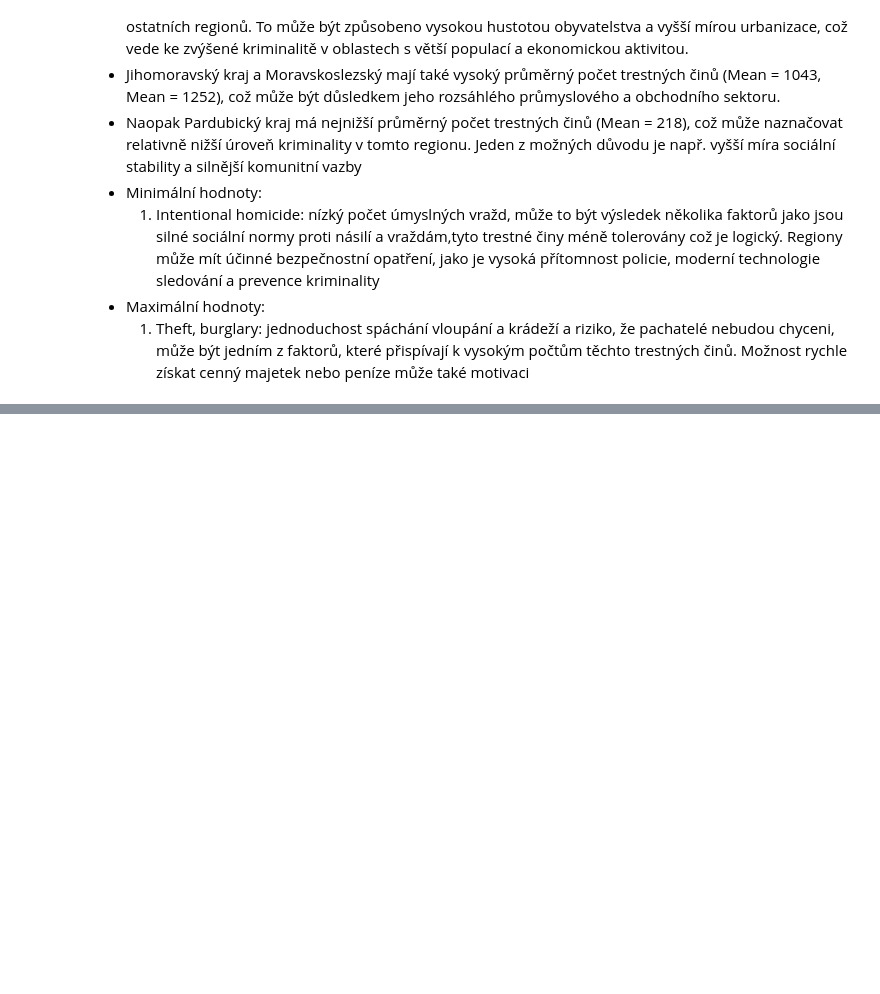
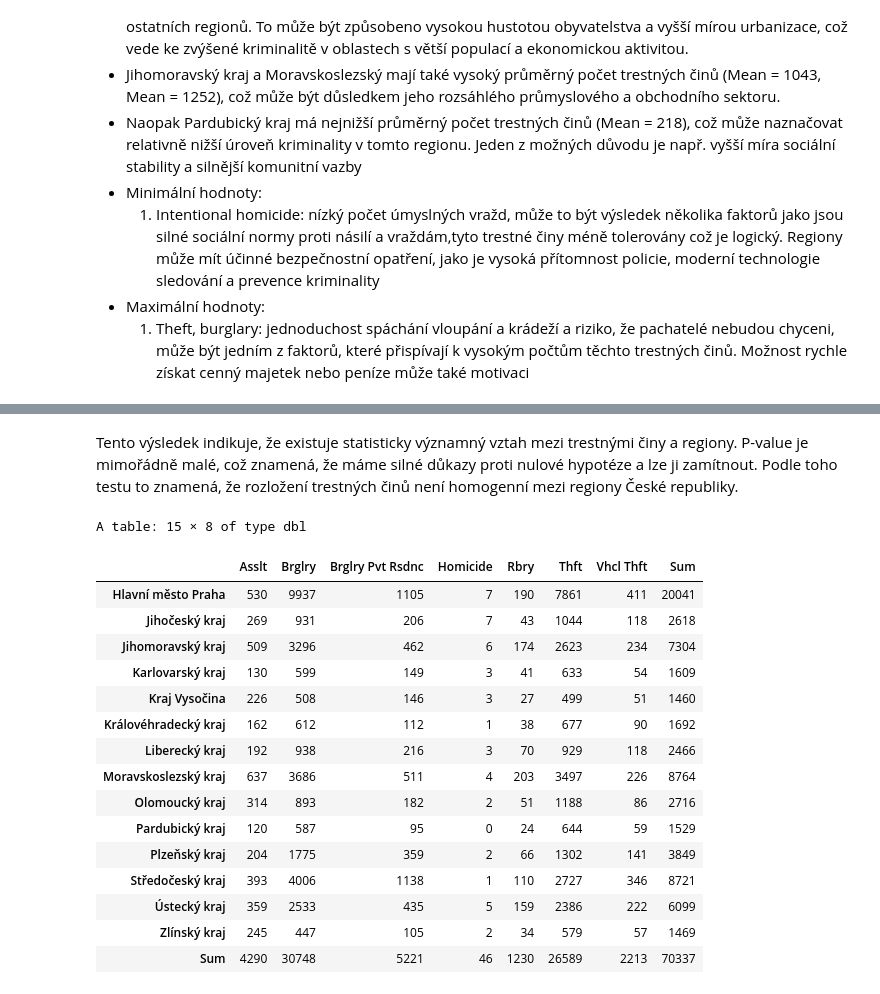
Before and after one commit to xsenyaaax/practicalStatistics, a Jupyter notebook: semestral-project.ipynb, the cells around one changed output, grey strips where cells are left out. Drawn from its saved outputs; the diff is of its cells as text; code cells hidden in the pictures; blank space fills up the shorter version.

```diff
--- a/semestral-project.ipynb
+++ b/semestral-project.ipynb
@@ -227,0 +334,3 @@ assault_plot
+# %%
+pearson <- chisq.test(kont_tab)
+pearson
@@ -227,0 +344,22 @@ assault_plot
+# %% [markdown]
+Tento výsledek indikuje, že existuje statisticky významný vztah mezi trestnými činy a regiony. P-value je mimořádně malé, což znamená, že máme silné důkazy proti nulové hypotéze a lze ji zamítnout. Podle toho testu to znamená, že rozložení trestných činů není homogenní mezi regiony České republiky.
+# %%
+addmargins(pearson$observed)
+# %% [output]
+A table: 15 × 8 of type dbl
+|  | Asslt | Brglry | Brglry Pvt Rsdnc | Homicide | Rbry | Thft | Vhcl Thft | Sum |
+| Hlavní město Praha | 530 | 9937 | 1105 | 7 | 190 | 7861 | 411 | 20041 |
+| Jihočeský kraj | 269 | 931 | 206 | 7 | 43 | 1044 | 118 | 2618 |
+| Jihomoravský kraj | 509 | 3296 | 462 | 6 | 174 | 2623 | 234 | 7304 |
+| Karlovarský kraj | 130 | 599 | 149 | 3 | 41 | 633 | 54 | 1609 |
+| Kraj Vysočina | 226 | 508 | 146 | 3 | 27 | 499 | 51 | 1460 |
+| Královéhradecký kraj | 162 | 612 | 112 | 1 | 38 | 677 | 90 | 1692 |
+| Liberecký kraj | 192 | 938 | 216 | 3 | 70 | 929 | 118 | 2466 |
+| Moravskoslezský kraj | 637 | 3686 | 511 | 4 | 203 | 3497 | 226 | 8764 |
+| Olomoucký kraj | 314 | 893 | 182 | 2 | 51 | 1188 | 86 | 2716 |
+| Pardubický kraj | 120 | 587 | 95 | 0 | 24 | 644 | 59 | 1529 |
+| Plzeňský kraj | 204 | 1775 | 359 | 2 | 66 | 1302 | 141 | 3849 |
+| Středočeský kraj | 393 | 4006 | 1138 | 1 | 110 | 2727 | 346 | 8721 |
+| Ústecký kraj | 359 | 2533 | 435 | 5 | 159 | 2386 | 222 | 6099 |
+| Zlínský kraj | 245 | 447 | 105 | 2 | 34 | 579 | 57 | 1469 |
+| Sum | 4290 | 30748 | 5221 | 46 | 1230 | 26589 | 2213 | 70337 |
```
Also changed, not shown: parts of 24 cells of this notebook.
